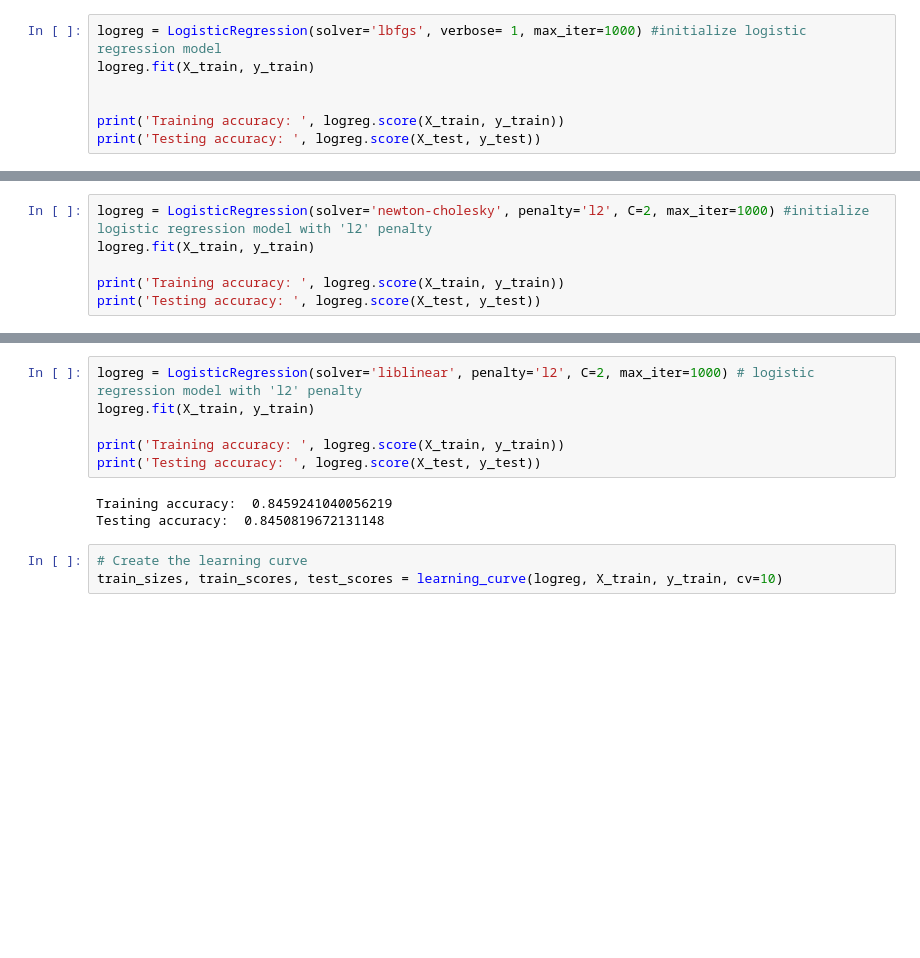
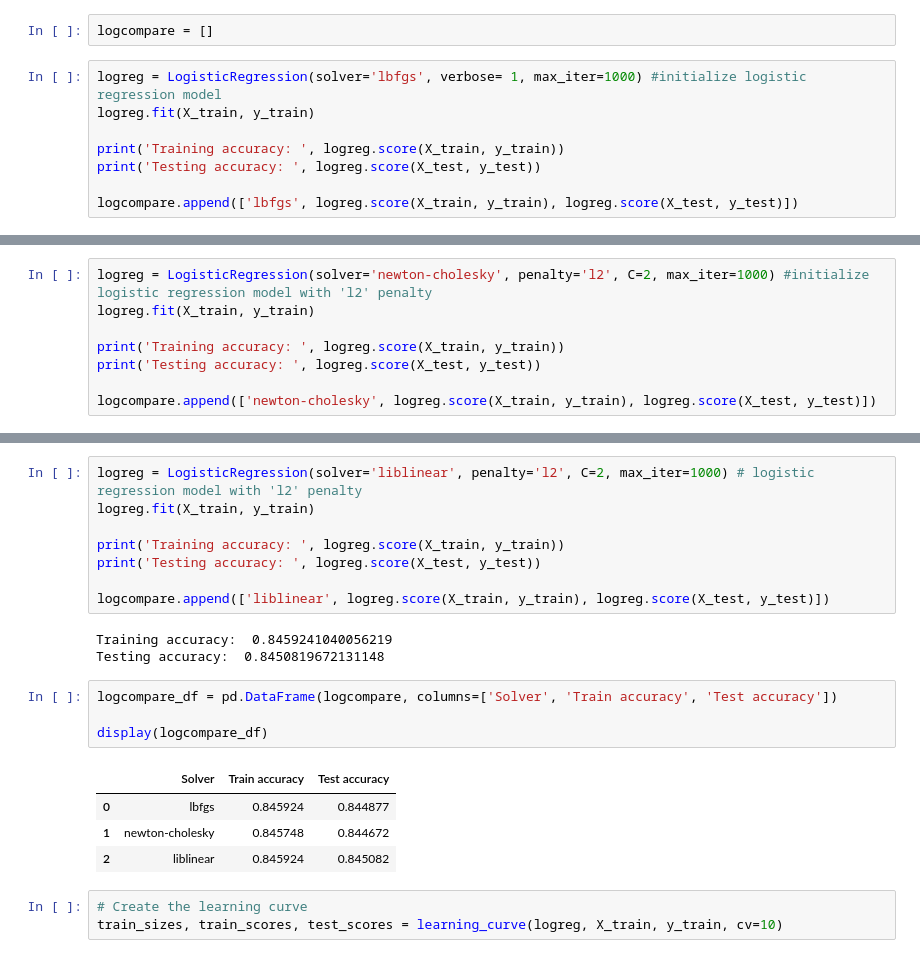
Before and after one commit to LutfiIzzat/MachineLearningProject, a Jupyter notebook: ML_Project.ipynb, the cells around one changed output, grey strips where cells are left out. Drawn from its saved outputs; the diff is of its cells as text; blank space fills up the shorter version.

Commit message:
added extra logreg score df

```diff
--- a/ML_Project.ipynb
+++ b/ML_Project.ipynb
@@ -1200,13 +1200,16 @@ from sklearn.model_selection import learning_curve
 ## Logistic Regression
 # %%
 from sklearn.linear_model import LogisticRegression
+# %%
+logcompare = []
 # %%
 logreg = LogisticRegression(solver='lbfgs', verbose= 1, max_iter=1000) #initialize logistic regression model
 logreg.fit(X_train, y_train)
 
-
 print('Training accuracy: ', logreg.score(X_train, y_train))
 print('Testing accuracy: ', logreg.score(X_test, y_test))
+
+logcompare.append(['lbfgs', logreg.score(X_train, y_train), logreg.score(X_test, y_test)])
 # %% [output]
 [Parallel(n_jobs=1)]: Using backend SequentialBackend with 1 concurrent workers.
 [Parallel(n_jobs=1)]: Done   1 out of   1 | elapsed:    0.1s finished
@@ -1218,6 +1221,8 @@ logreg.fit(X_train, y_train)
 
 print('Training accuracy: ', logreg.score(X_train, y_train))
 print('Testing accuracy: ', logreg.score(X_test, y_test))
+
+logcompare.append(['newton-cholesky', logreg.score(X_train, y_train), logreg.score(X_test, y_test)])
 # %% [output]
 Training accuracy:  0.8457484188334504
 Testing accuracy:  0.844672131147541
@@ -1227,9 +1232,20 @@ logreg.fit(X_train, y_train)
 
 print('Training accuracy: ', logreg.score(X_train, y_train))
 print('Testing accuracy: ', logreg.score(X_test, y_test))
+
+logcompare.append(['liblinear', logreg.score(X_train, y_train), logreg.score(X_test, y_test)])
 # %% [output]
 Training accuracy:  0.8459241040056219
 Testing accuracy:  0.8450819672131148
+# %%
+logcompare_df = pd.DataFrame(logcompare, columns=['Solver', 'Train accuracy', 'Test accuracy'])
+
+display(logcompare_df)
+# %% [output]
+|  | Solver | Train accuracy | Test accuracy |
+| 0 | lbfgs | 0.845924 | 0.844877 |
+| 1 | newton-cholesky | 0.845748 | 0.844672 |
+| 2 | liblinear | 0.845924 | 0.845082 |
 # %%
 # Create the learning curve
 train_sizes, train_scores, test_scores = learning_curve(logreg, X_train, y_train, cv=10)
```
Also changed, not shown: parts of 1 cell of this notebook.
